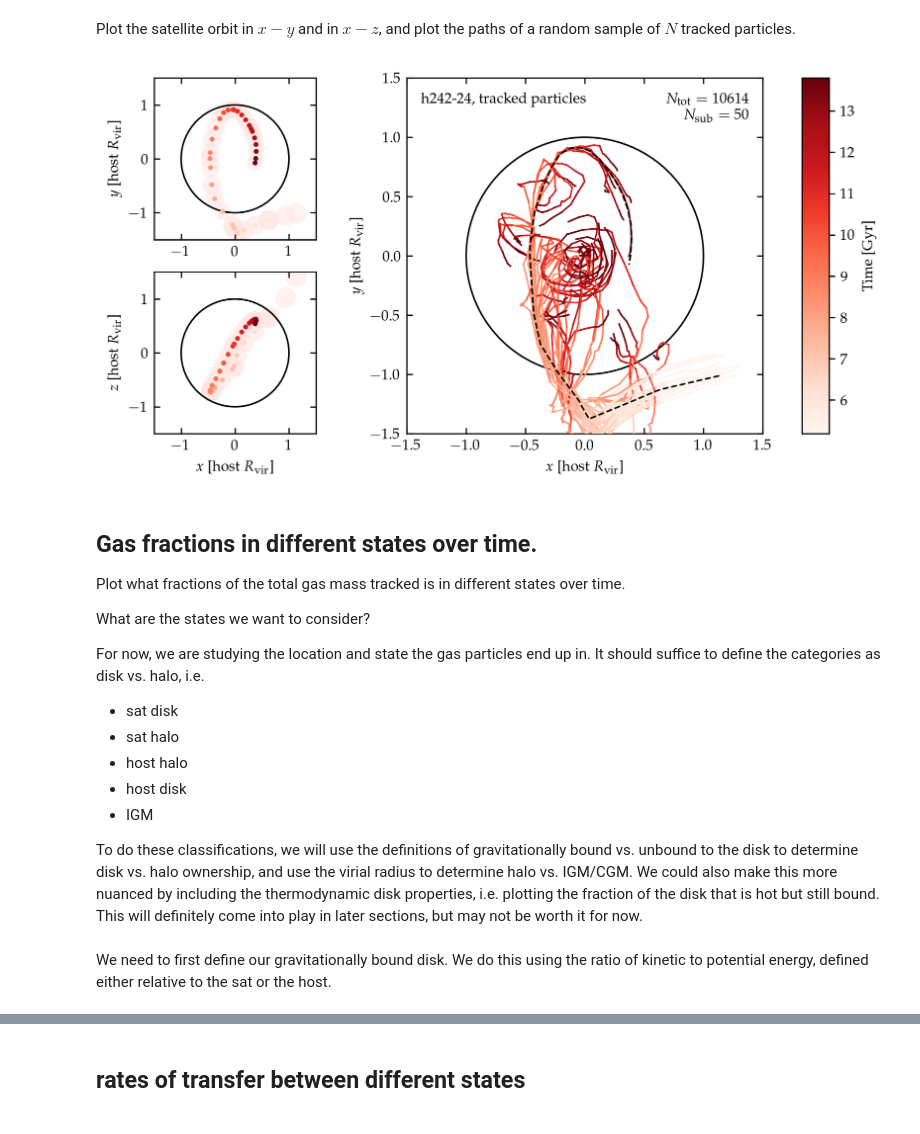
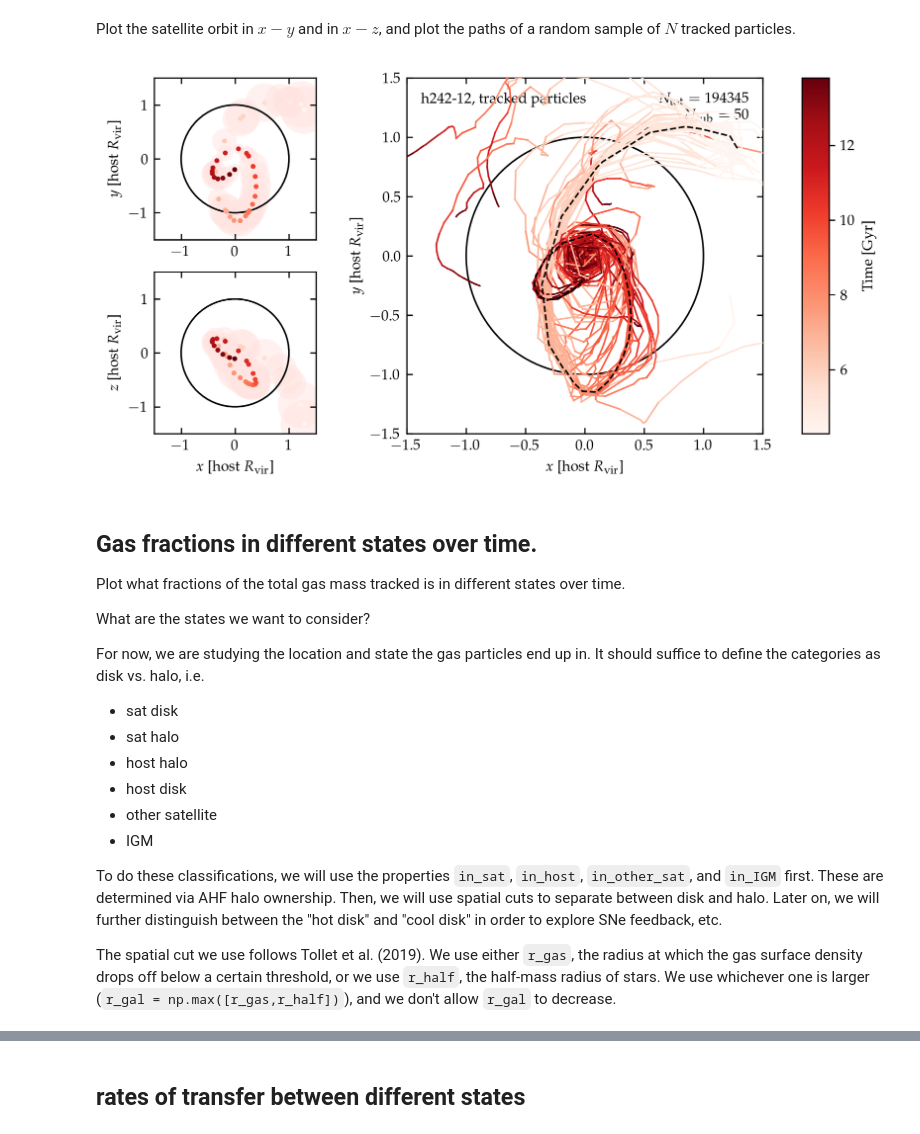
Before and after one commit to hollisakins/Justice_League_Code, a Jupyter notebook: Analysis/RamPressure/ParticleTrackingPlots.ipynb, the cells around one changed output, grey strips where cells are left out. Drawn from its saved outputs; the diff is of its cells as text; code cells hidden in the pictures.

```diff
--- a/Analysis/RamPressure/ParticleTrackingPlots.ipynb
+++ b/Analysis/RamPressure/ParticleTrackingPlots.ipynb
@@ -41,5 +45,5 @@ Note: h148_68 didn't get saved properly so it doesn't have the relevant informat
 # %%
-key = 'h148_37'
+key = 'h242_12'
 data = pd.read_hdf(path, key=key)
 
 data
@@ -87,7 +91,7 @@ for t in np.unique(data.time):
     sat_x, sat_y, sat_z = np.mean(d.sat_Xc), np.mean(d.sat_Yc), np.mean(d.sat_Zc)
     host_x, host_y, host_z = np.mean(d.host_Xc), np.mean(d.host_Yc), np.mean(d.host_Zc)
 
-    h1Rvir = np.mean(d.h1Rvir)
+    h1Rvir = np.mean(d.hostRvir)
     satRvir = np.mean(d.satRvir)
 
     x_rel = np.append(x_rel, (sat_x-host_x)/h1Rvir)
@@ -125,12 +129,12 @@ for j,pid in enumerate(pids_sub):
     i_prev = 0
     for i in range(len(d)-1):
         i += 1
-        h1Rvir = list(d.h1Rvir)[i_prev]
+        h1Rvir = list(d.hostRvir)[i_prev]
         x1 = list(d.x_rel_host)[i_prev] / h1Rvir
         y1 = list(d.y_rel_host)[i_prev] / h1Rvir
         z1 = list(d.z_rel_host)[i_prev] / h1Rvir
 
-        h1Rvir = list(d.h1Rvir)[i]
+        h1Rvir = list(d.hostRvir)[i]
         x2 = list(d.x_rel_host)[i] / h1Rvir
         y2 = list(d.y_rel_host)[i] / h1Rvir
         z2 = list(d.z_rel_host)[i] / h1Rvir
@@ -148,34 +152,34 @@ cb1 = mpl.colorbar.ColorbarBase(cbax, cmap=mpl.cm.Reds, orientation='vertical',
 ax1.set_xlabel(r'$x$ [host $R_{\rm vir}$]')
 ax1.set_ylabel(r'$z$ [host $R_{\rm vir}$]')
 ax0.set_ylabel(r'$y$ [host $R_{\rm vir}$]')
 ax2.annotate(f"{key.replace('_','-')}, tracked particles", (0.04, 0.96), xycoords='axes fraction', va='top')
 ax2.annotate(r'$N_{\rm tot} =$' + fr' ${len(pids)}$'+'\n'+r'$N_{\rm sub} =$' + fr' ${N}$',
             (0.96, 0.96), xycoords='axes fraction', va='top', ha='right')
 
 ax0.set_xlim(-R,R)
 ax0.set_ylim(-R,R)
 ax1.set_xlim(-R,R)
 ax1.set_ylim(-R,R)
 ax2.set_xlim(-R,R)
 ax2.set_ylim(-R,R)
 
 ax0.set_aspect('equal')
 ax1.set_aspect('equal')
 ax2.set_aspect('equal')
 
 ax2.set_xlabel(r'$x$ [host $R_{\rm vir}$]')
 ax2.set_ylabel(r'$y$ [host $R_{\rm vir}$]')
 
 
 ax0.tick_params(top=True,right=True,direction='in', which='both')
 ax1.tick_params(top=True,right=True,direction='in', which='both')
 ax2.tick_params(top=True,right=True,direction='in', which='both')
 
 # plt.savefig(f'plots/orbits/{key}_orbit.pdf')
 
 plt.show()
 # %% [output]
-[figure, old version]
+[figure, new version]
 # %% [markdown]
 ## Gas fractions in different states over time.
 
@@ -189,9 +193,9 @@ For now, we are studying the location and state the gas particles end up in. It
 - sat halo
 - host halo
 - host disk
+- other satellite
 - IGM
 
-To do these classifications, we will use the definitions of gravitationally bound vs. unbound to the disk to determine disk vs. halo ownership, and use the virial radius to determine halo vs. IGM/CGM.
-We could also make this more nuanced by including the thermodynamic disk properties, i.e. plotting the fraction of the disk that is hot but still bound. This will definitely come into play in later sections, but may not be worth it for now.
+To do these classifications, we will use the properties `in_sat`, `in_host`, `in_other_sat`, and `in_IGM` first. These are determined via AHF halo ownership. Then, we will use spatial cuts to separate between disk and halo. Later on, we will further distinguish between the "hot disk" and "cool disk" in order to explore SNe feedback, etc.
+
+The spatial cut we use follows Tollet et al. (2019). We use either `r_gas`, the radius at which the gas surface density drops off below a certain threshold, or we use `r_half`, the half-mass radius of stars. We use whichever one is larger (`r_gal = np.max([r_gas,r_half])`), and we don't allow `r_gal` to decrease.
-# %% [markdown]
-We need to first define our gravitationally bound disk. We do this using the ratio of kinetic to potential energy, defined either relative to the sat or the host.
```
Also changed, not shown: parts of 30 cells of this notebook, 9 other files.
